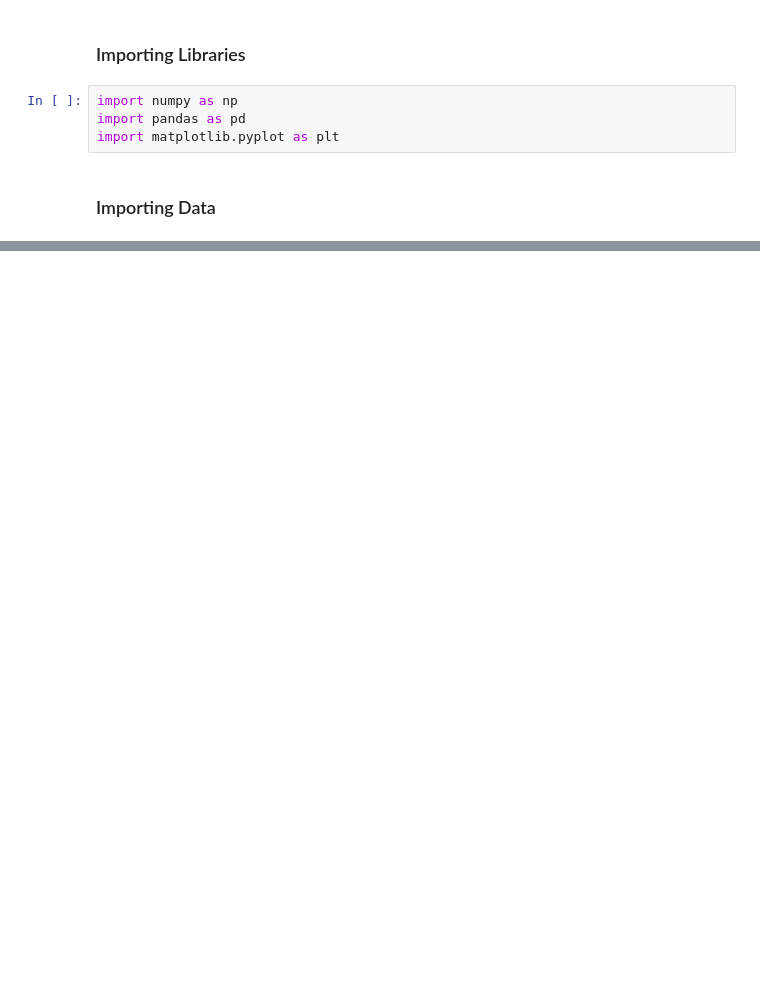
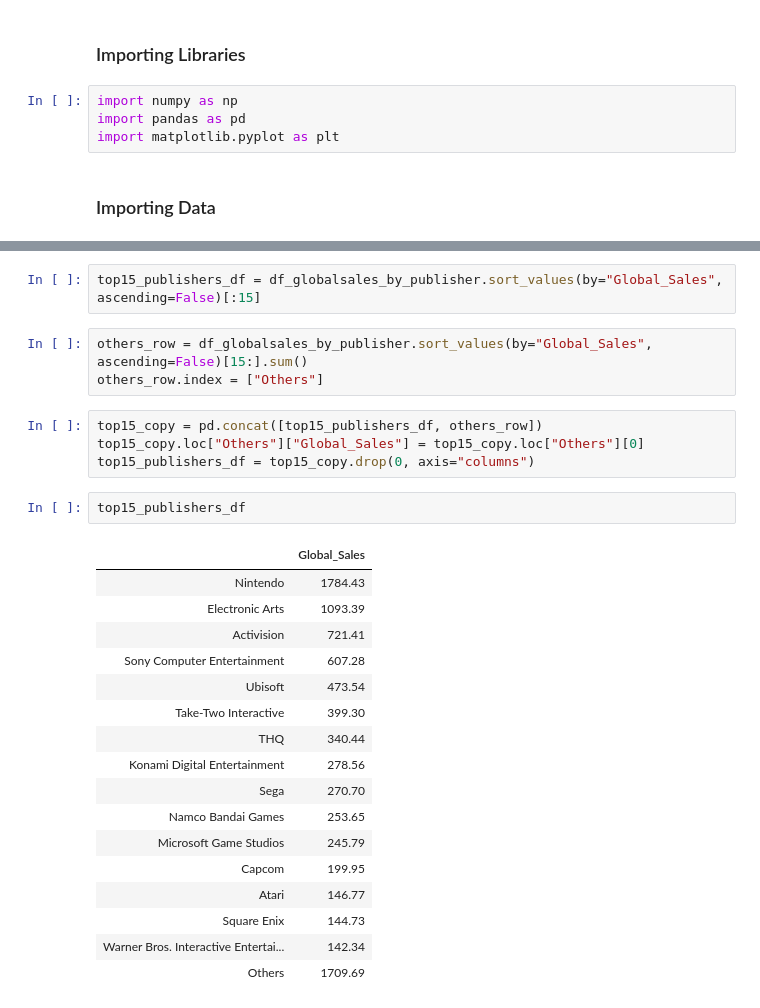
Before and after one commit to MatheusMAssis/Data-Analysis-Game-Sales, a Jupyter notebook: AnalysisNotebook/visualizations.ipynb, the cells around one changed output, grey strips where cells are left out. Saved outputs shown, nothing was run; the diff lists cells and outputs as text; blank space fills up the shorter version.

```diff
--- a/AnalysisNotebook/visualizations.ipynb
+++ b/AnalysisNotebook/visualizations.ipynb
@@ -113,0 +41,29 @@ As we can see, from Global Sales, we have a massive almost **50%** of the 16291
+# %%
+top15_publishers_df = df_globalsales_by_publisher.sort_values(by="Global_Sales", ascending=False)[:15]
+# %%
+others_row = df_globalsales_by_publisher.sort_values(by="Global_Sales", ascending=False)[15:].sum()
+others_row.index = ["Others"]
+# %%
+top15_copy = pd.concat([top15_publishers_df, others_row])
+top15_copy.loc["Others"]["Global_Sales"] = top15_copy.loc["Others"][0]
+top15_publishers_df = top15_copy.drop(0, axis="columns")
+# %%
+top15_publishers_df
+# %% [output]
+|  | Global_Sales |
+| Nintendo | 1784.43 |
+| Electronic Arts | 1093.39 |
+| Activision | 721.41 |
+| Sony Computer Entertainment | 607.28 |
+| Ubisoft | 473.54 |
+| Take-Two Interactive | 399.30 |
+| THQ | 340.44 |
+| Konami Digital Entertainment | 278.56 |
+| Sega | 270.70 |
+| Namco Bandai Games | 253.65 |
+| Microsoft Game Studios | 245.79 |
+| Capcom | 199.95 |
+| Atari | 146.77 |
+| Square Enix | 144.73 |
+| Warner Bros. Interactive Entertai... | 142.34 |
+| Others | 1709.69 |
```
Also changed, not shown: parts of 25 cells of this notebook.
